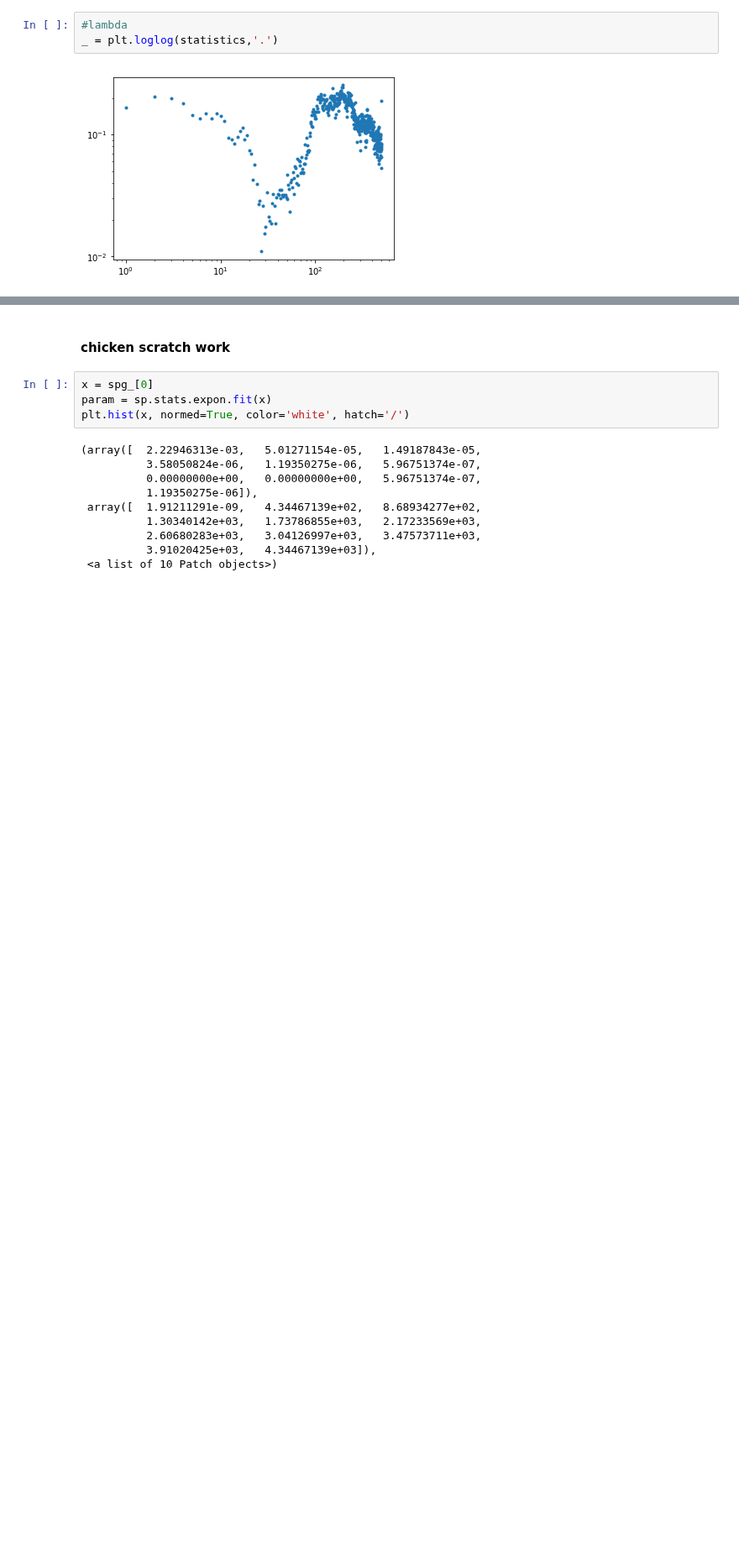
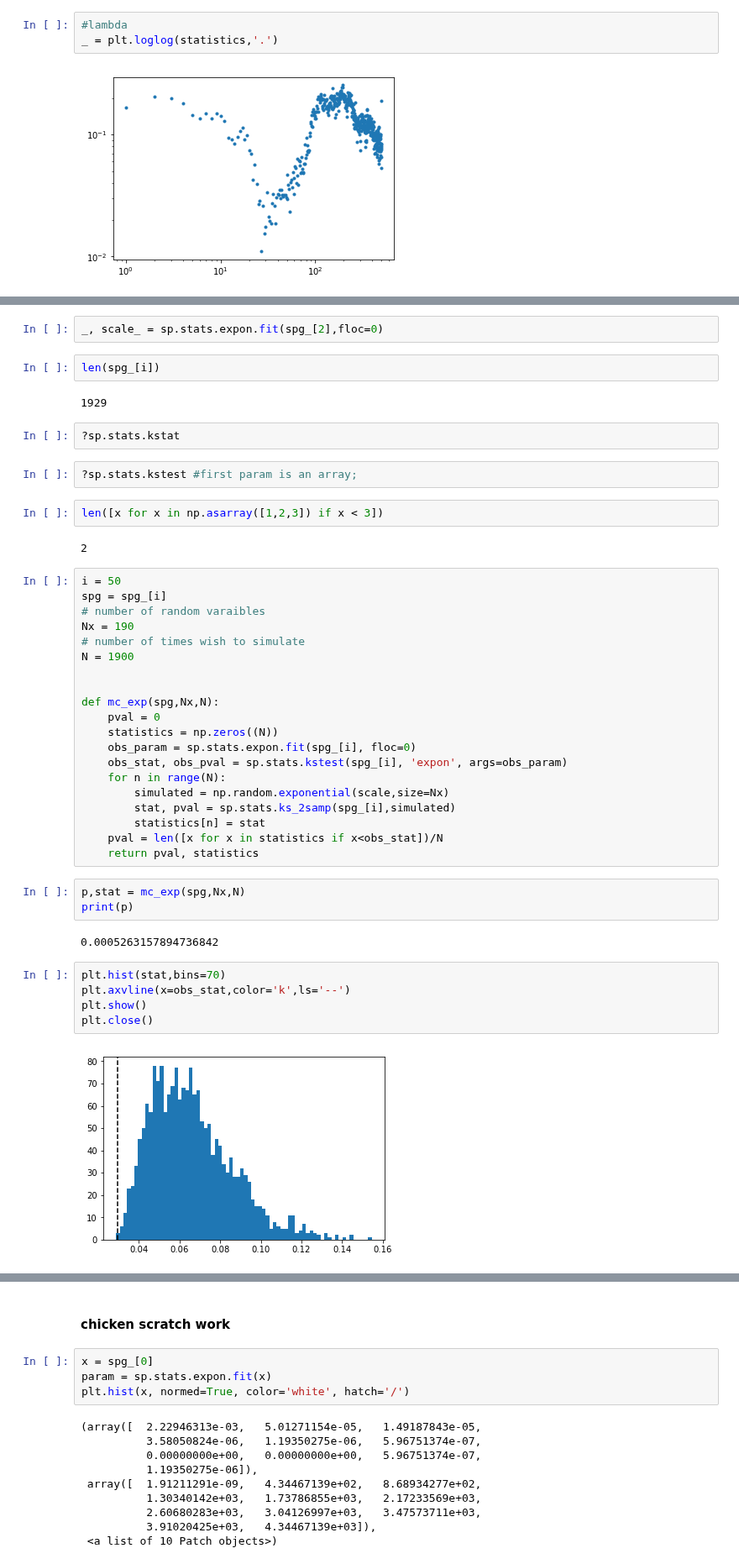
Before and after one commit to voytekresearch/SpectralCA, a Jupyter notebook: analysis_notebooks/exp_comparisons.ipynb, the cells around one changed output, grey strips where cells are left out. Shown at 84% size. Drawn from its saved outputs; the diff is of its cells as text; blank space fills up the shorter version.

```diff
--- a/analysis_notebooks/exp_comparisons.ipynb
+++ b/analysis_notebooks/exp_comparisons.ipynb
@@ -125,0 +135,46 @@ _ = plt.loglog(pvals,'.')
+# %%
+_, scale_ = sp.stats.expon.fit(spg_[2],floc=0)
+# %%
+len(spg_[i])
+# %% [output]
+1929
+# %%
+?sp.stats.kstat
+# %%
+?sp.stats.kstest #first param is an array;
+# %%
+len([x for x in np.asarray([1,2,3]) if x < 3])
+# %% [output]
+2
+# %%
+i = 50
+spg = spg_[i]
+# number of random varaibles
+Nx = 190
+# number of times wish to simulate
+N = 1900
+
+
+def mc_exp(spg,Nx,N):
+    pval = 0
+    statistics = np.zeros((N))
+    obs_param = sp.stats.expon.fit(spg_[i], floc=0)
+    obs_stat, obs_pval = sp.stats.kstest(spg_[i], 'expon', args=obs_param)
+    for n in range(N):
+        simulated = np.random.exponential(scale,size=Nx)
+        stat, pval = sp.stats.ks_2samp(spg_[i],simulated)
+        statistics[n] = stat
+    pval = len([x for x in statistics if x<obs_stat])/N
+    return pval, statistics
+# %%
+p,stat = mc_exp(spg,Nx,N)
+print(p)
+# %% [output]
+0.0005263157894736842
+# %%
+plt.hist(stat,bins=70)
+plt.axvline(x=obs_stat,color='k',ls='--')
+plt.show()
+plt.close()
+# %% [output]
+[figure, added]
```
Also changed, not shown: parts of 16 cells of this notebook.
